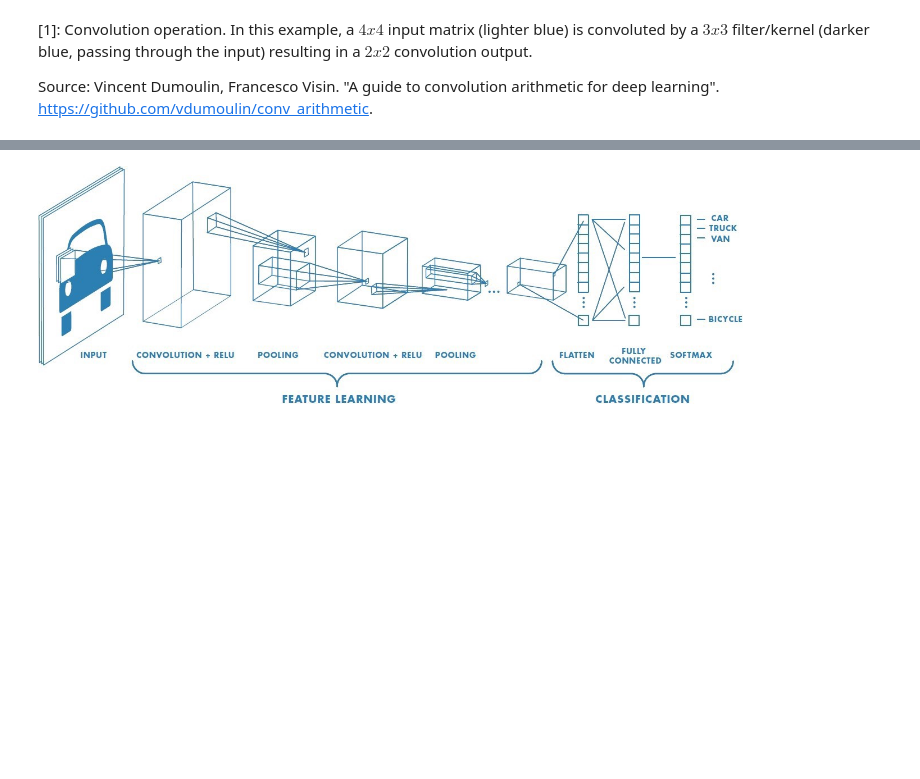
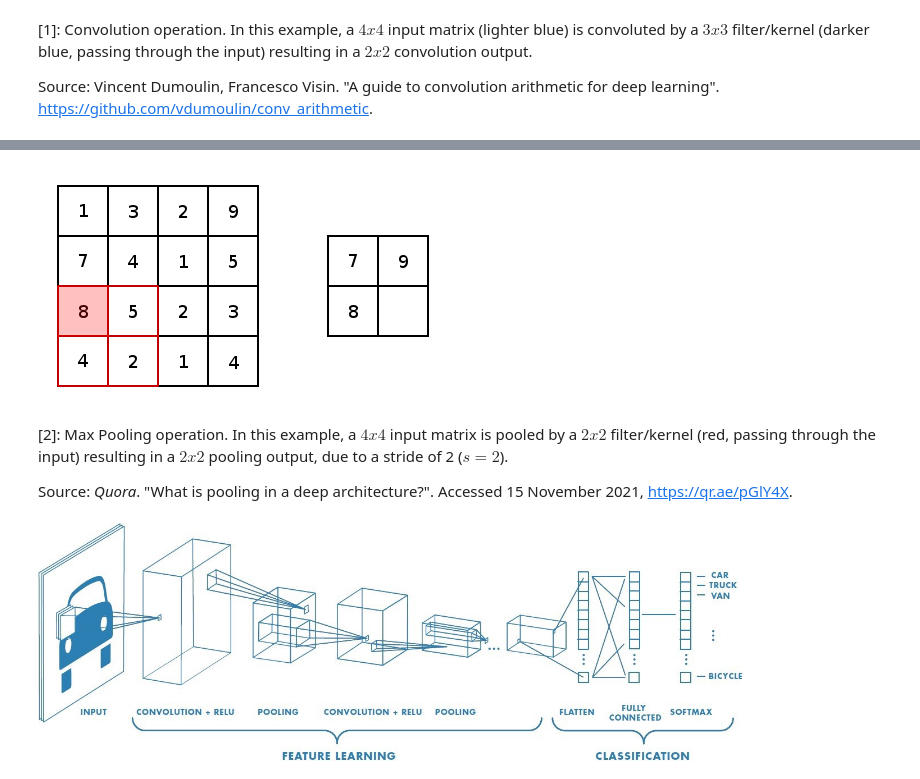
Before and after one commit to caiodeberaldini/pytorch-tutorial, a Jupyter notebook: pytorch-tutorial.ipynb, the cells around one changed output, grey strips where cells are left out. Saved outputs shown, nothing was run; the diff lists cells and outputs as text; code cells hidden in the pictures; blank space fills up the shorter version.

```diff
--- a/pytorch-tutorial.ipynb
+++ b/pytorch-tutorial.ipynb
@@ -1317,3 +1329,11 @@ Source: Vincent Dumoulin, Francesco Visin. "A guide to convolution arithmetic fo
+# %%
+Image(filename="assets/images/max_pool.gif")
+# %% [output]
+[figure, added]
+# %% [markdown]
+[2]: Max Pooling operation. In this example, a $4x4$ input matrix is pooled by a $2x2$ filter/kernel (red, passing through the input) resulting in a $2x2$ pooling output, due to a stride of 2 ($s = 2$).
+
+Source: _Quora_. "What is pooling in a deep architecture?". Accessed 15 November 2021, https://qr.ae/pGlY4X.
 # %%
 Image(filename="assets/images/conv_architecture.png", height=750, width=705)
 # %% [output]
```
Also changed, not shown: parts of 24 cells of this notebook.
